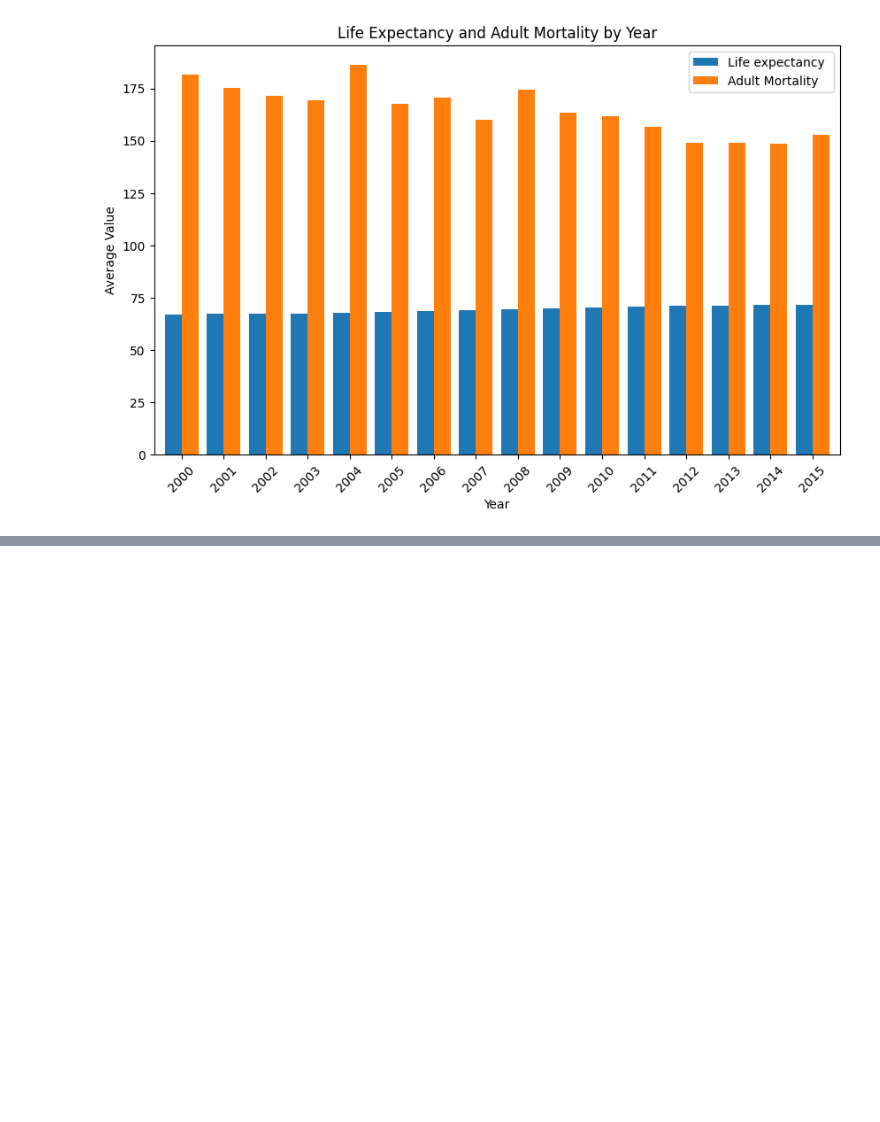
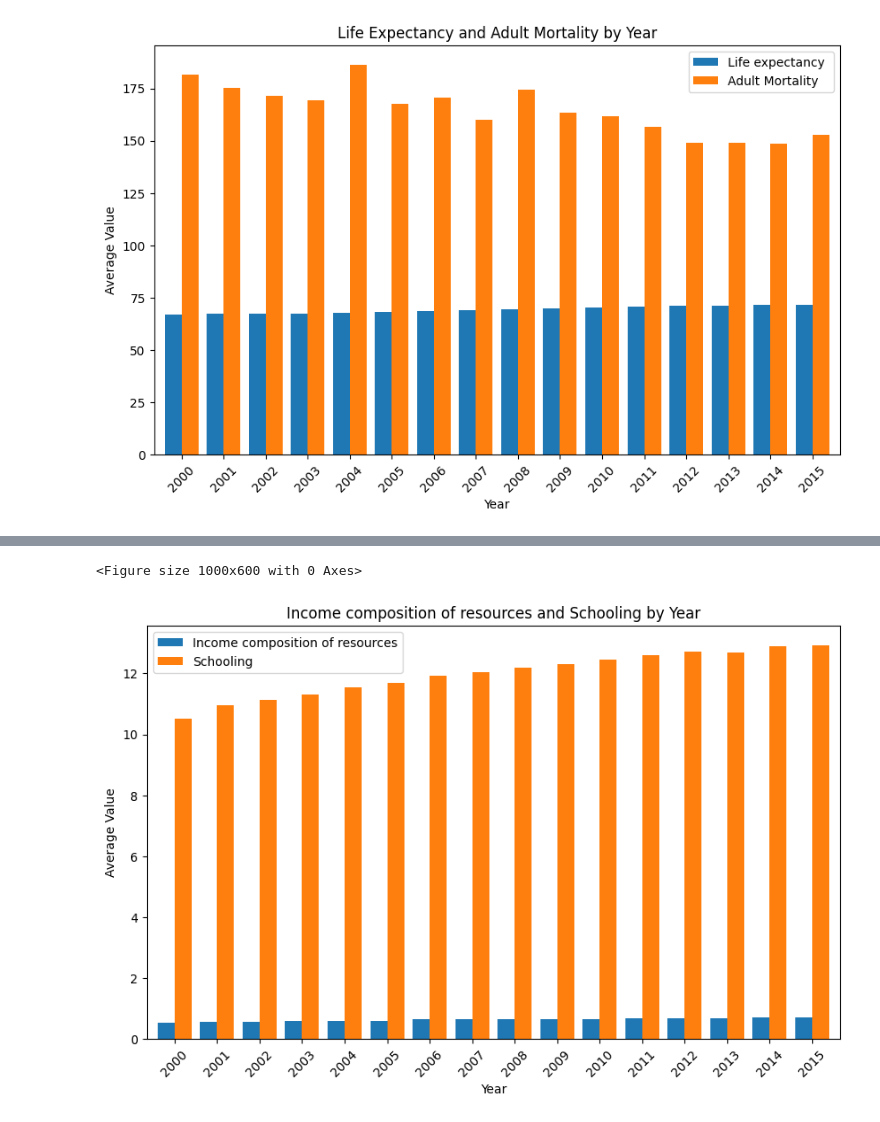
Before and after one commit to victor-duwat/Dazzle-Dash, a Jupyter notebook: notebook.ipynb, the cells around one changed output, grey strips where cells are left out. Cells and saved outputs as stored; diff of their text form; code cells hidden in the pictures; blank space fills up the shorter version.

```diff
--- a/notebook.ipynb
+++ b/notebook.ipynb
@@ -435,0 +454,14 @@ plt.show()
+# %%
+plt.figure(figsize=(10, 6))
+
+Income_composition_of_resources_Schooling.plot(kind='bar', figsize=(10, 6), width=0.8)
+
+plt.title("Income composition of resources and Schooling by Year")
+plt.xlabel("Year")
+plt.ylabel("Average Value")
+plt.xticks(rotation=45)
+
+plt.show()
+# %% [output]
+<Figure size 1000x600 with 0 Axes>
+[figure, added]
```
Also changed, not shown: parts of 4 cells of this notebook, 2 other files.
